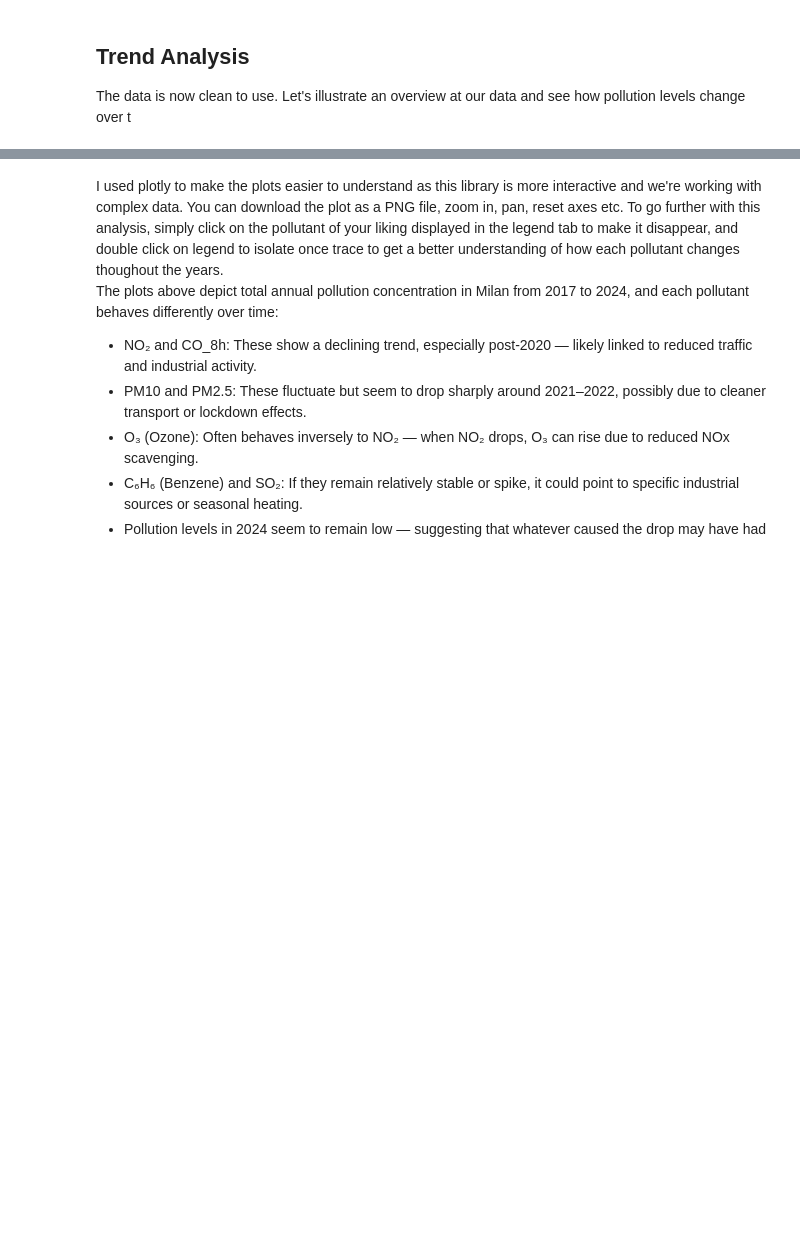
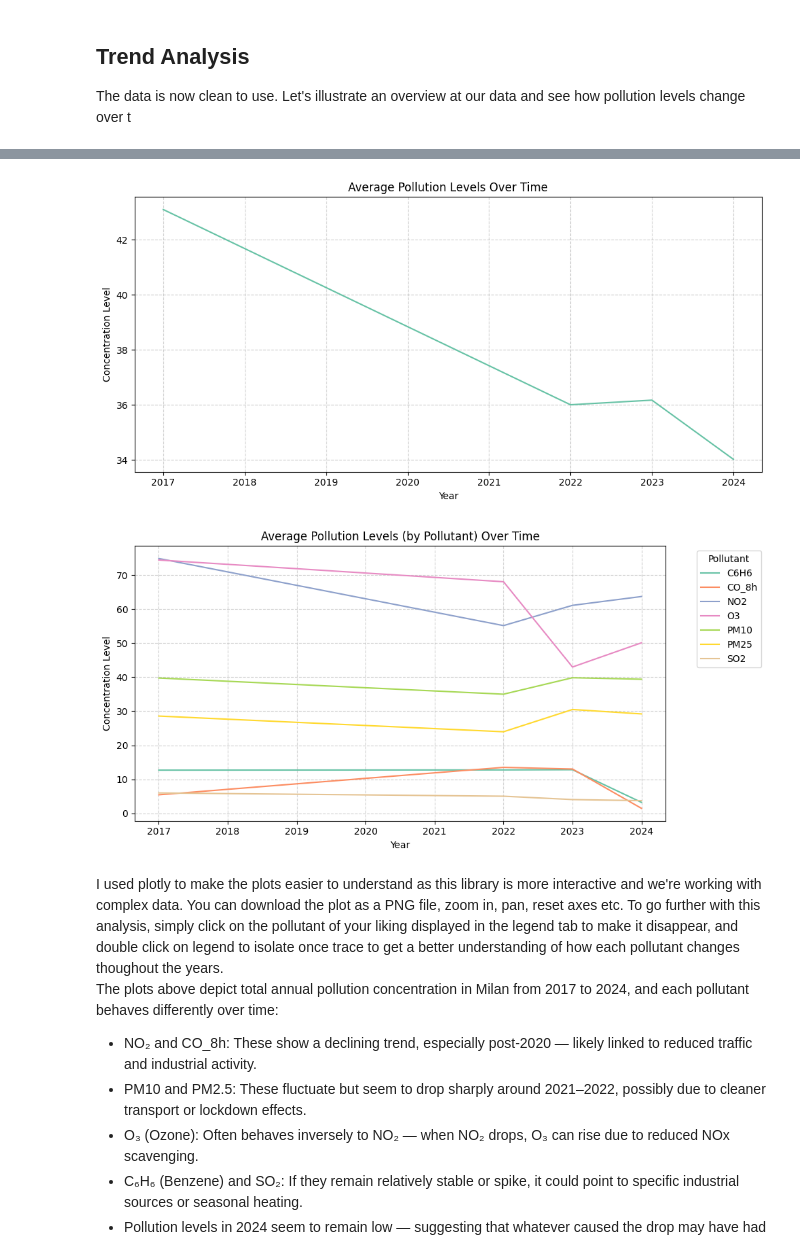
Before and after one commit to saniavill/milan-air-pollution, a Jupyter notebook: Milan Air Analysis.ipynb, the cells around one changed output, grey strips where cells are left out. Cells and saved outputs as stored; diff of their text form; code cells hidden in the pictures; blank space fills up the shorter version.

Commit message:
fixing the plots

```diff
--- a/Milan Air Analysis.ipynb
+++ b/Milan Air Analysis.ipynb
@@ -58,15 +57,24 @@ milan.head()
 ## Trend Analysis
 The data is now clean to use. Let's illustrate an overview at our data and see how pollution levels change over t
 # %%
-import plotly.io as pio
-import plotly.express as px
-pio.renderers.default = 'iframe_connected'
 avgmilan = milan.groupby(['year'])['value'].mean().reset_index()
-fig = px.line(avgmilan, x='year', y='value',
-              title='Pollution Trends in Milan')
-fig.show()
 avg_by_pollutant = milan.groupby(['year', 'pollutant'])['value'].mean().reset_index()
-fig = px.line(avg_by_pollutant, x='year', y='value', color='pollutant',
-              title='Pollution Trends in Milan by Pollutant')
-fig.show()
+sns.set_palette("Set2")
+plt.figure(figsize=(10,5))
+sns.lineplot(data=avgmilan, x='year', y='value')
+plt.grid(alpha=0.6, linestyle='--')
+plt.title("Average Pollution Levels Over Time")
+plt.xlabel("Year")
+plt.ylabel("Concentration Level")
+plt.tight_layout()
+plt.show()
+plt.figure(figsize=(10,5))
+sns.lineplot(data=avg_by_pollutant, x='year', y='value', hue='pollutant')
+plt.grid(alpha=0.6, linestyle='--')
+plt.title("Average Pollution Levels (by Pollutant) Over Time")
+plt.xlabel("Year")
+plt.ylabel("Concentration Level")
+plt.legend(title='Pollutant', bbox_to_anchor=(1.05, 1), loc='upper left')
+plt.tight_layout()
+plt.show()
 # %% [output]
@@ -75,3 +81,5 @@ fig.show()
+[figure, added]
+[figure, added]
 # %% [markdown]
 I used plotly to make the plots easier to understand as this library is more interactive and we're working with complex data. You can download the plot as a PNG file, zoom in, pan, reset axes etc. To go further with this analysis, simply click on the pollutant of your liking displayed in the legend tab to make it disappear, and double click on legend to isolate once trace to get a better understanding of how each pollutant changes thoughout the years.<br>
 The plots above depict total annual pollution concentration in Milan from 2017 to 2024, and each pollutant behaves differently over time:
```
Also changed, not shown: parts of 6 cells of this notebook.
